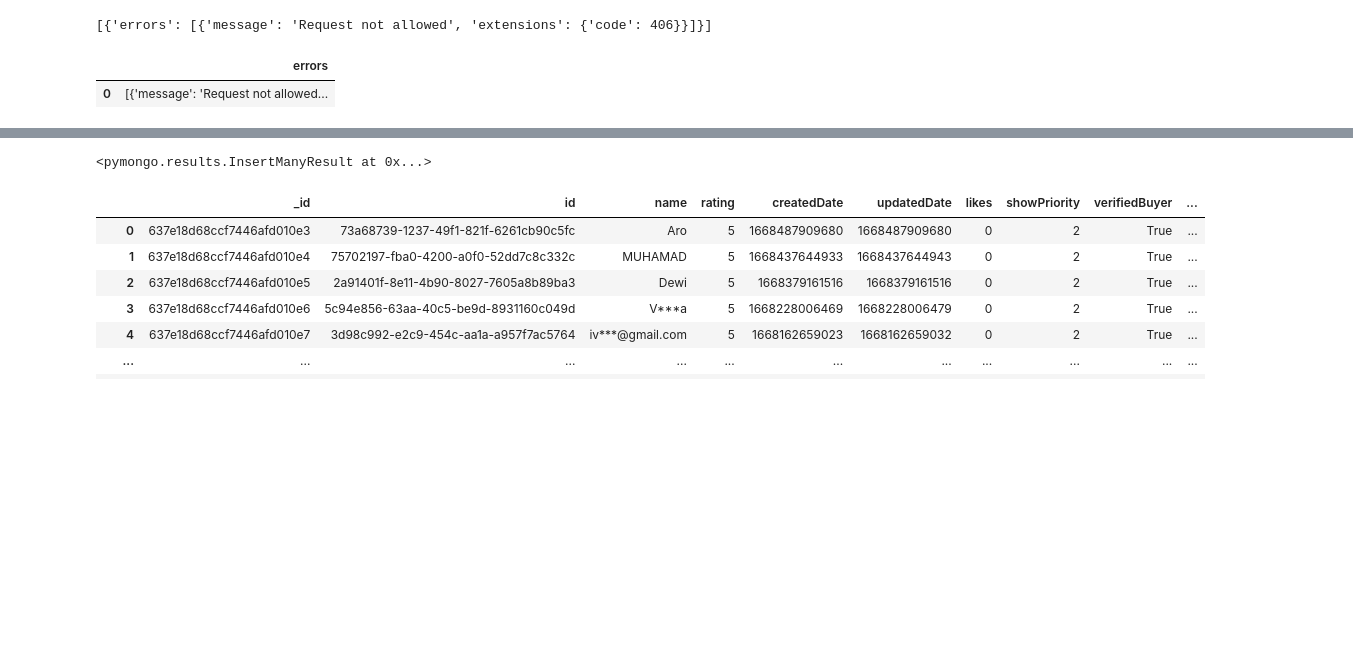
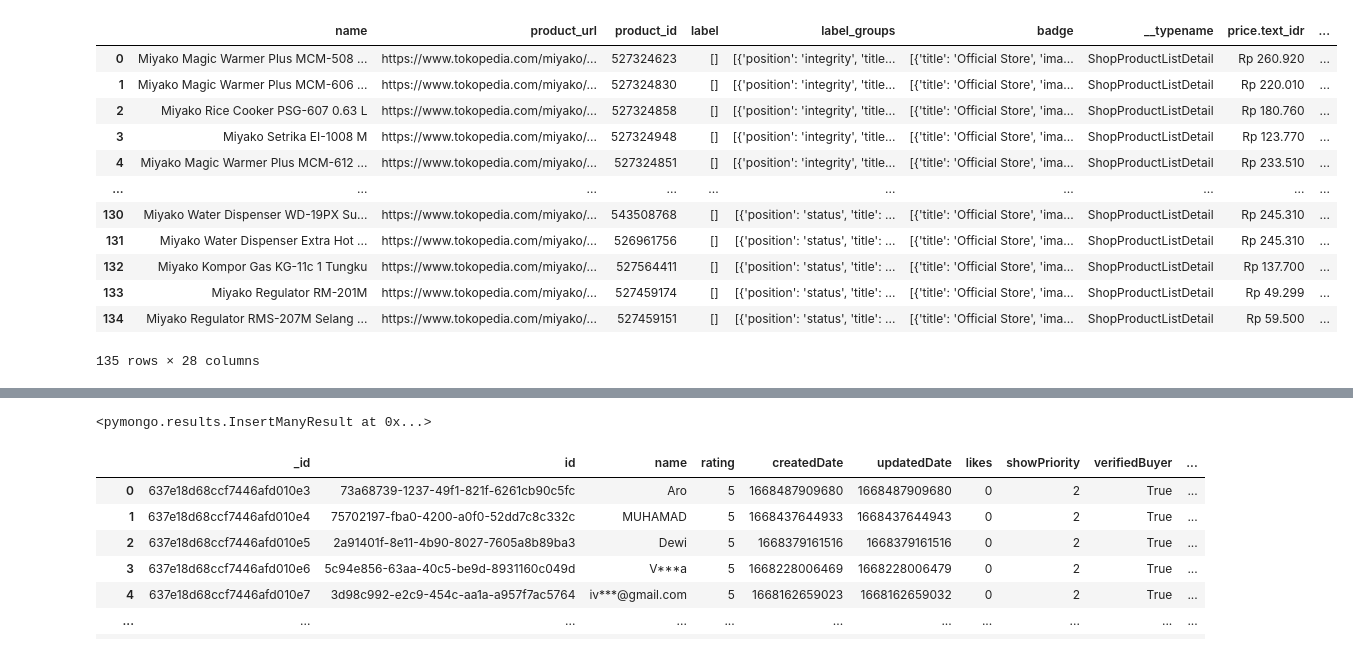
Before and after one commit to divawidia/scraping-ecommerce-product-with-api, a Jupyter notebook: tokopedia_scraping.ipynb, the cells around one changed output, grey strips where cells are left out. Drawn from its saved outputs; the diff is of its cells as text; code cells hidden in the pictures; blank space fills up the shorter version.

Commit message:
create tokopedia api scraping

```diff
--- a/tokopedia_scraping.ipynb
+++ b/tokopedia_scraping.ipynb
@@ -50,4 +3,0 @@ data = response.json()
-# %%
-data
-# %% [output]
-[{'errors': [{'message': 'Request not allowed', 'extensions': {'code': 406}}]}]
@@ -54,6 +6,50 @@ data
+# %%
+url = "https://gql.tokopedia.com/graphql/ShopProducts"
+page = 1
+product_list = []
+
+while True:
+    payload = [{
+        'operationName': "ShopProducts",
+        'variables': {
+            "etalaseId": "etalase",
+            "page": page,
+            "perPage": 200,
+            "sid":f"{store_id}",
+            "sort": 11,
+            "user_cityId": "176",
+            "user_districtId": "2274",
+            "user_lat": "",
+            "user_long": ""
+        },
+        'query': 'query ShopProducts($sid: String!, $page: Int, $perPage: Int, $keyword: String, $etalaseId: String, $sort: Int, $user_districtId: String, $user_cityId: String, $user_lat: String, $user_long: String) {\n  GetShopProduct(shopID: $sid, filter: {page: $page, perPage: $perPage, fkeyword: $keyword, fmenu: $etalaseId, sort: $sort, user_districtId: $user_districtId, user_cityId: $user_cityId, user_lat: $user_lat, user_long: $user_long}) {\n    status\n    errors\n    links {\n      prev\n      next\n      __typename\n    }\n    data {\n      name\n      product_url\n      product_id\n      price {\n        text_idr\n        __typename\n      }\n      primary_image {\n        original\n        thumbnail\n        resize300\n        __typename\n      }\n      flags {\n        isSold\n        isPreorder\n        isWholesale\n        isWishlist\n        __typename\n      }\n      campaign {\n        discounted_percentage\n        original_price_fmt\n        start_date\n        end_date\n        __typename\n      }\n      label {\n        color_hex\n        content\n        __typename\n      }\n      label_groups {\n        position\n        title\n        type\n        url\n        __typename\n      }\n      badge {\n        title\n        image_url\n        __typename\n      }\n      stats {\n        reviewCount\n        rating\n        __typename\n      }\n      category {\n        id\n        __typename\n      }\n      __typename\n    }\n    __typename\n  }\n}\n'
+    }]
+
+    response = requests.post(url, json=payload)
+
+    data = response.json()
+
+    for product in data[0]['data']['GetShopProduct']['data']:
+        product_list.append(product)
+
+    if data[0]['data']['GetShopProduct']['links']['next'] == '':
+        break
+
+    page += 1
 # %%
-df = pd.json_normalize(data)
+df = pd.json_normalize(product_list)
 df
 # %% [output]
-|  | errors |
-| 0 | [{'message': 'Request not allowed... |
+|  | name | product_url | product_id | label | label_groups | badge | __typename | price.text_idr | ... |
+| 0 | Miyako Magic Warmer Plus MCM-508 ... | https://www.tokopedia.com/miyako/... | 527324623 | [] | [{'position': 'integrity', 'title... | [{'title': 'Official Store', 'ima... | ShopProductListDetail | Rp 260.920 | ... |
+| 1 | Miyako Magic Warmer Plus MCM-606 ... | https://www.tokopedia.com/miyako/... | 527324830 | [] | [{'position': 'integrity', 'title... | [{'title': 'Official Store', 'ima... | ShopProductListDetail | Rp 220.010 | ... |
+| 2 | Miyako Rice Cooker PSG-607 0.63 L | https://www.tokopedia.com/miyako/... | 527324858 | [] | [{'position': 'integrity', 'title... | [{'title': 'Official Store', 'ima... | ShopProductListDetail | Rp 180.760 | ... |
+| 3 | Miyako Setrika EI-1008 M | https://www.tokopedia.com/miyako/... | 527324948 | [] | [{'position': 'integrity', 'title... | [{'title': 'Official Store', 'ima... | ShopProductListDetail | Rp 123.770 | ... |
+| 4 | Miyako Magic Warmer Plus MCM-612 ... | https://www.tokopedia.com/miyako/... | 527324851 | [] | [{'position': 'integrity', 'title... | [{'title': 'Official Store', 'ima... | ShopProductListDetail | Rp 233.510 | ... |
+| ... | ... | ... | ... | ... | ... | ... | ... | ... | ... |
+| 130 | Miyako Water Dispenser WD-19PX Su... | https://www.tokopedia.com/miyako/... | 543508768 | [] | [{'position': 'status', 'title': ... | [{'title': 'Official Store', 'ima... | ShopProductListDetail | Rp 245.310 | ... |
+| 131 | Miyako Water Dispenser Extra Hot ... | https://www.tokopedia.com/miyako/... | 526961756 | [] | [{'position': 'status', 'title': ... | [{'title': 'Official Store', 'ima... | ShopProductListDetail | Rp 245.310 | ... |
+| 132 | Miyako Kompor Gas KG-11c 1 Tungku | https://www.tokopedia.com/miyako/... | 527564411 | [] | [{'position': 'status', 'title': ... | [{'title': 'Official Store', 'ima... | ShopProductListDetail | Rp 137.700 | ... |
+| 133 | Miyako Regulator RM-201M | https://www.tokopedia.com/miyako/... | 527459174 | [] | [{'position': 'status', 'title': ... | [{'title': 'Official Store', 'ima... | ShopProductListDetail | Rp 49.299 | ... |
+| 134 | Miyako Regulator RMS-207M Selang ... | https://www.tokopedia.com/miyako/... | 527459151 | [] | [{'position': 'status', 'title': ... | [{'title': 'Official Store', 'ima... | ShopProductListDetail | Rp 59.500 | ... |
+135 rows × 28 columns
```
Also changed, not shown: parts of 6 cells of this notebook, 2 other files.
